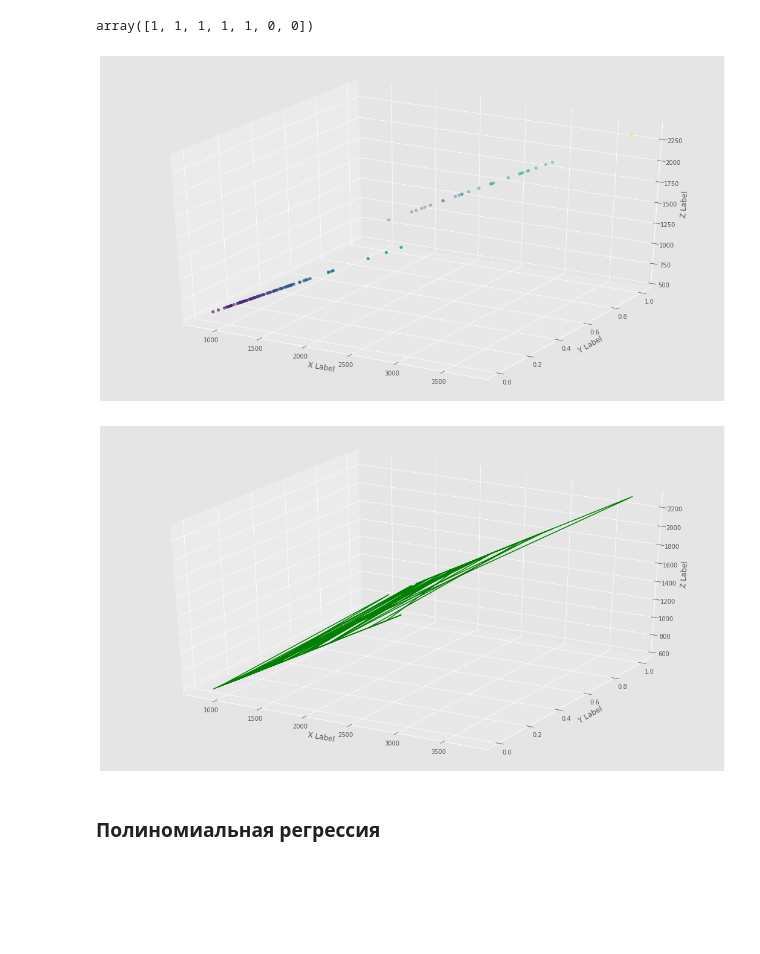
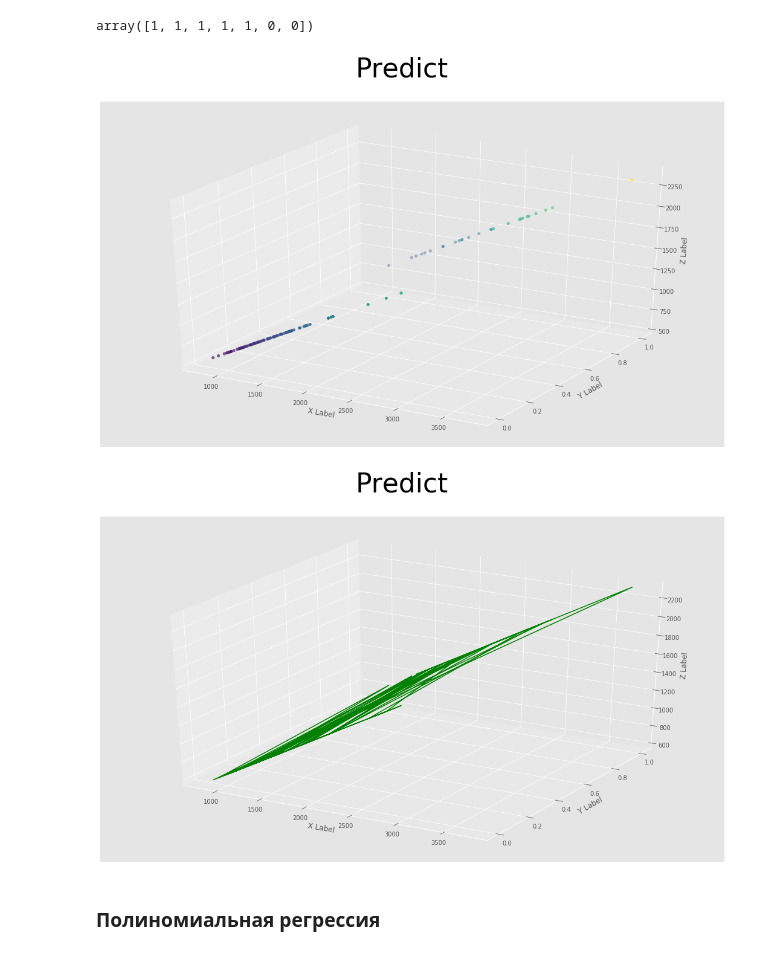
Before and after one commit to kotova0420/ML, a Jupyter notebook: sem5_6/CLASS_HOME_Seminar_2_3_2022_linear_regression.ipynb, the cells around one changed output. Saved outputs shown, nothing was run; the diff lists cells and outputs as text; code cells hidden in the pictures; blank space fills up the shorter version.

```diff
--- a/sem5_6/CLASS_HOME_Seminar_2_3_2022_linear_regression.ipynb
+++ b/sem5_6/CLASS_HOME_Seminar_2_3_2022_linear_regression.ipynb
@@ -221,25 +221,27 @@ array([1, 1, 1, 1, 1, 0, 0])
 # %%
 fig = plt.figure()
 fig.set_size_inches(18.5, 10.5)
 
+fig.suptitle('Predict', fontsize=44)
 ax = fig.add_subplot(projection='3d')
-
 zline = np.array(y_pred)
 xline = np.array(X['SQFT'])
 yline = np.array(X['CUST'])
 ax.scatter3D(xline, yline, zline, c=zline)
 
 ax.set_xlabel('X Label')
 ax.set_ylabel('Y Label')
 ax.set_zlabel('Z Label')
+plt.savefig('first.png')
 plt.show()
 # %% [output]
-[figure, old version]
+[figure, new version]
 # %%
 fig = plt.figure()
 fig.set_size_inches(18.5, 10.5)
 
 ax = fig.add_subplot(projection='3d')
+fig.suptitle('Predict', fontsize=44)
 
 zline = np.array(y_pred)
 xline = np.array(X['SQFT'])
@@ -249,9 +251,10 @@ ax.plot3D(xline, yline, zline, 'green')
 ax.set_xlabel('X Label')
 ax.set_ylabel('Y Label')
 ax.set_zlabel('Z Label')
+plt.savefig('second.png')
 plt.show()
 # %% [output]
-[figure, old version]
+[figure, new version]
 # %% [markdown]
 ### Полиномиальная регрессия
 # %%
```
Also changed, not shown: parts of 1 cell of this notebook, 1 other file.
